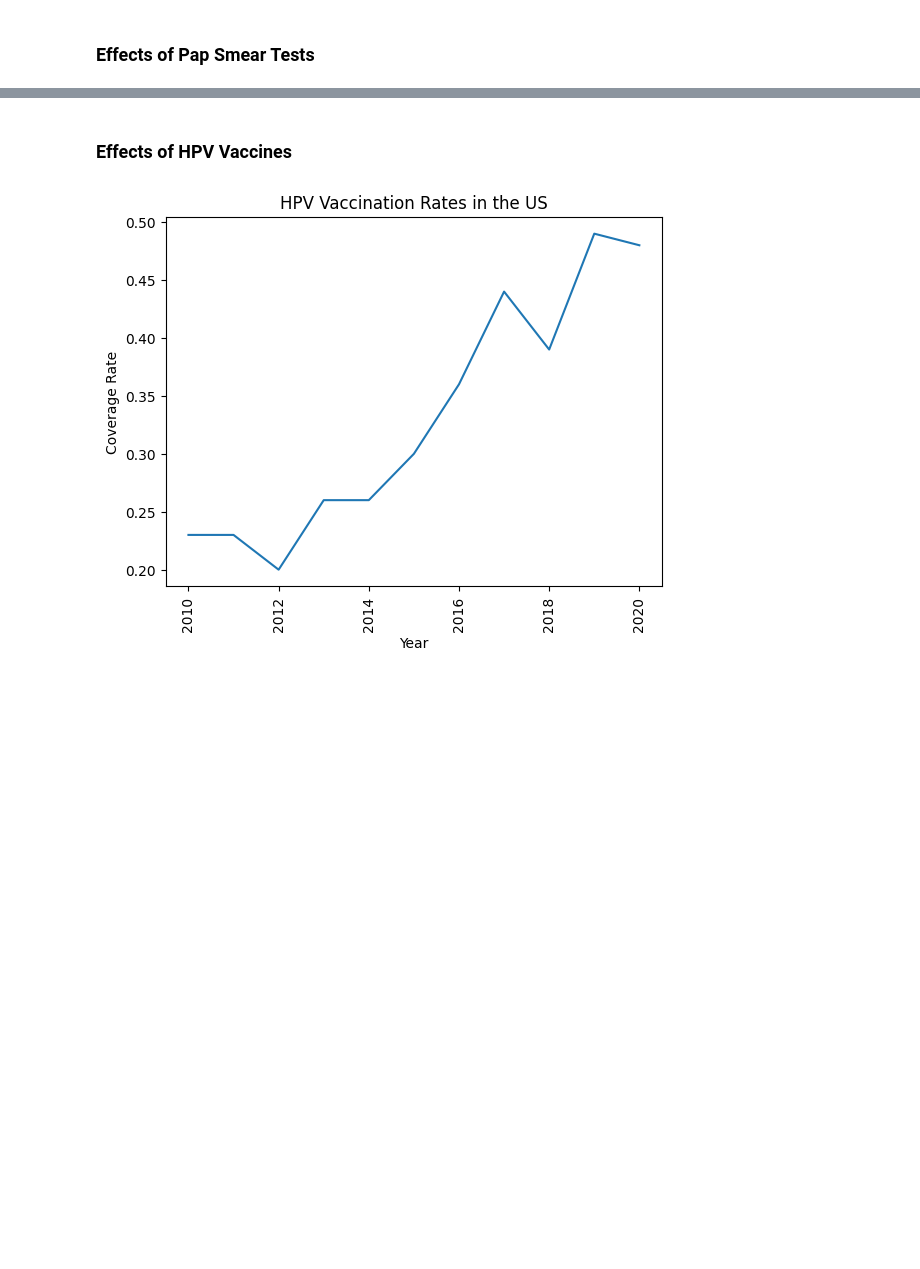
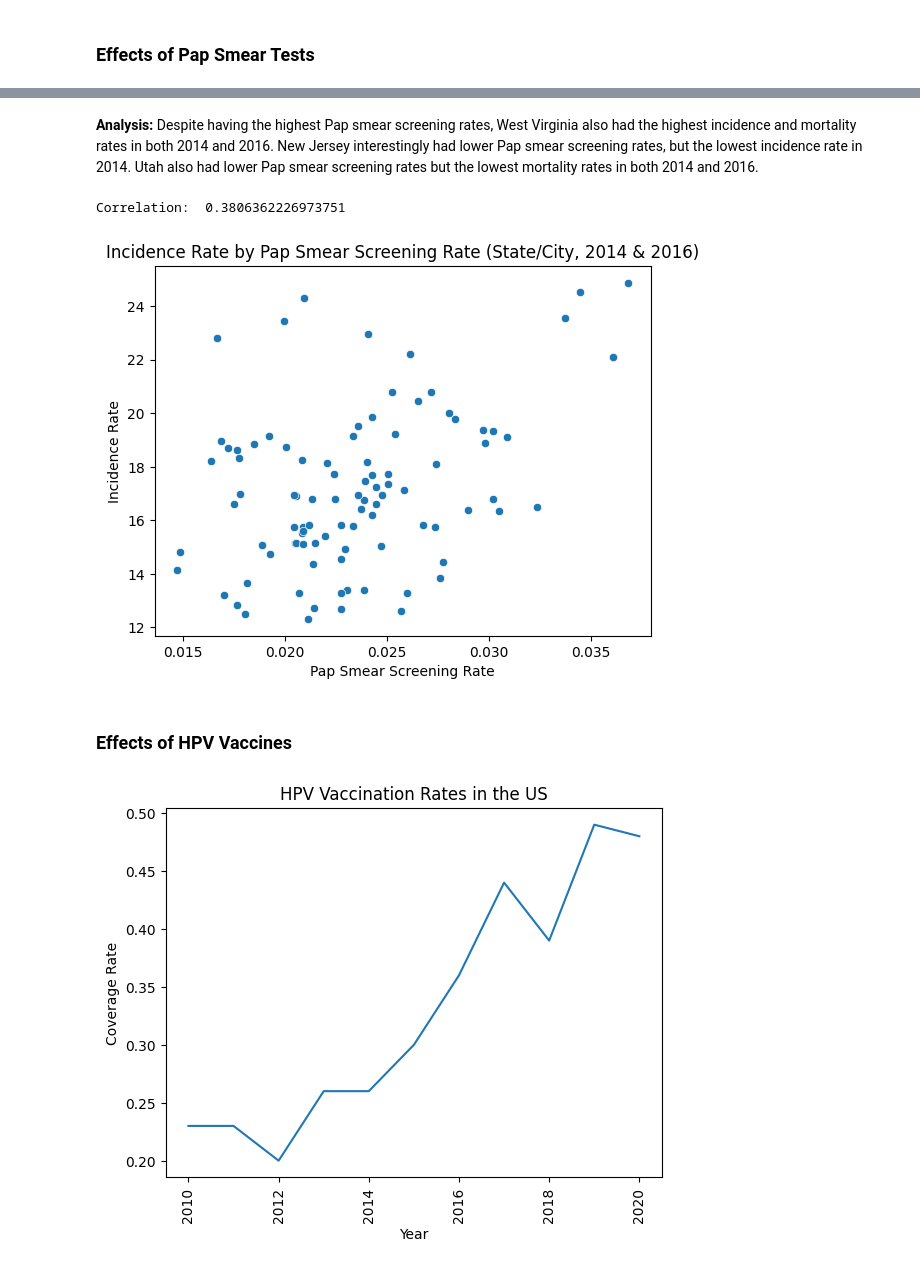
Before and after one commit to maya-papaya/ads1-cervical-cancer-analysis, a Jupyter notebook: Analysis, Exploration, & Visualization (4).ipynb, the cells around one changed output, grey strips where cells are left out. Saved outputs shown, nothing was run; the diff lists cells and outputs as text; code cells hidden in the pictures; blank space fills up the shorter version.

```diff
--- a/Analysis, Exploration, & Visualization (4).ipynb
+++ b/Analysis, Exploration, & Visualization (4).ipynb
@@ -158,3 +236,23 @@ plt.show()
+# %% [markdown]
+**Analysis:** Despite having the highest Pap smear screening rates, West Virginia also had the highest incidence and mortality rates in both 2014 and 2016. New Jersey interestingly had lower Pap smear screening rates, but the lowest incidence rate in 2014. Utah also had lower Pap smear screening rates but the lowest mortality rates in both 2014 and 2016.
+# %%
+query = """
+        SELECT p.state, p.city, p.year, d.inc_rate, (p.val / p.pop_2010) AS pap_rate
+        FROM pap p
+        JOIN data d ON p.state = d.state AND p.year = d.year
+        GROUP BY p.year, p.state
+        ORDER BY AVG(pap_rate) ASC
+        """
+state_pap_inc_rates = pd.read_sql_query(query, con)
+
+plt.title("Incidence Rate by Pap Smear Screening Rate (State/City, 2014 & 2016)")
+plt.xlabel('Pap Smear Screening Rate')
+plt.ylabel('Incidence Rate')
+sns.scatterplot(data=state_pap_inc_rates, x="pap_rate", y="inc_rate")
+print('Correlation: ', state_pap_inc_rates[['pap_rate', 'inc_rate']].corr()['pap_rate'][1])
+# %% [output]
+Correlation:  0.3806362226973751
+[figure, added]
 # %% [markdown]
 ### Effects of HPV Vaccines
 # %%
```
Also changed, not shown: parts of 12 cells of this notebook.
